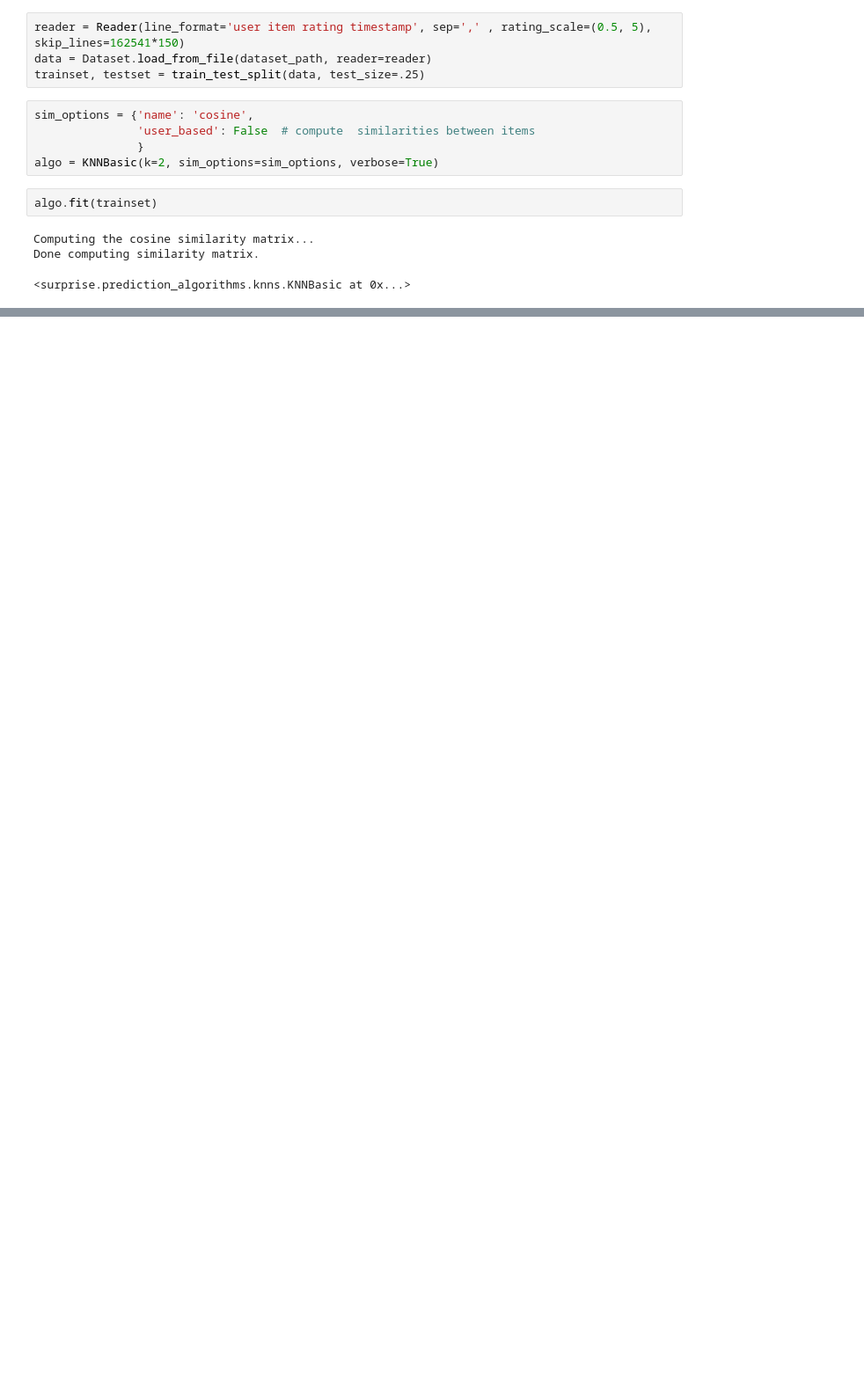
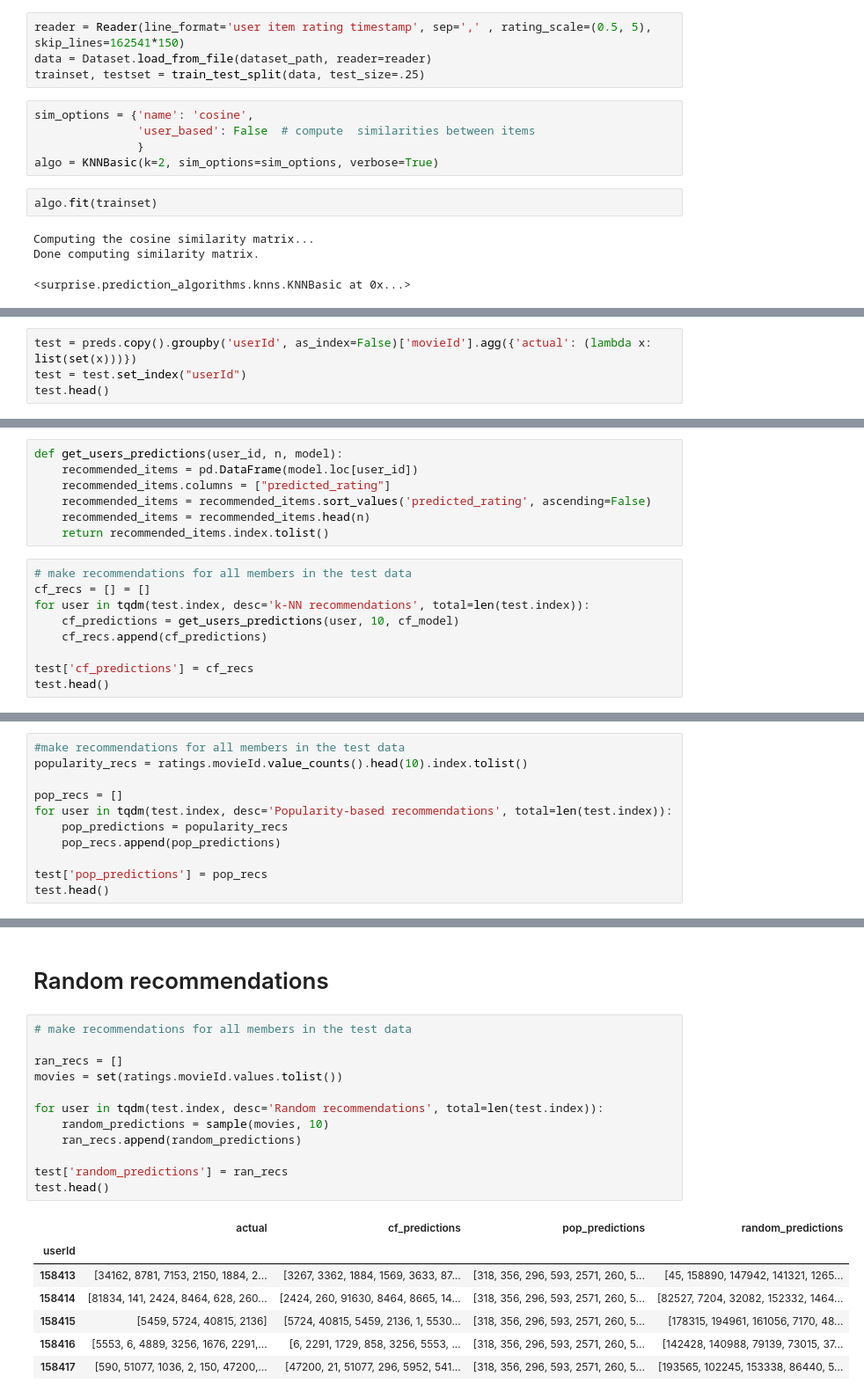
Before and after one commit to blurry-mood/Recommendation-System, a Jupyter notebook: src/collaborative_filtering/k_nn.ipynb, the cells around one changed output, grey strips where cells are left out. Shown at 88% size. Cells and saved outputs as stored; diff of their text form; blank space fills up the shorter version.

```diff
--- a/src/collaborative_filtering/k_nn.ipynb
+++ b/src/collaborative_filtering/k_nn.ipynb
@@ -44,0 +83,4 @@ test.head()
+# %%
+test = preds.copy().groupby('userId', as_index=False)['movieId'].agg({'actual': (lambda x: list(set(x)))})
+test = test.set_index("userId")
+test.head()
@@ -44,0 +97,16 @@ test.head()
+# %%
+def get_users_predictions(user_id, n, model):
+    recommended_items = pd.DataFrame(model.loc[user_id])
+    recommended_items.columns = ["predicted_rating"]
+    recommended_items = recommended_items.sort_values('predicted_rating', ascending=False)
+    recommended_items = recommended_items.head(n)
+    return recommended_items.index.tolist()
+# %%
+# make recommendations for all members in the test data
+cf_recs = [] = []
+for user in tqdm(test.index, desc='k-NN recommendations', total=len(test.index)):
+    cf_predictions = get_users_predictions(user, 10, cf_model)
+    cf_recs.append(cf_predictions)
+
+test['cf_predictions'] = cf_recs
+test.head()
@@ -44,0 +123,11 @@ test.head()
+# %%
+#make recommendations for all members in the test data
+popularity_recs = ratings.movieId.value_counts().head(10).index.tolist()
+
+pop_recs = []
+for user in tqdm(test.index, desc='Popularity-based recommendations', total=len(test.index)):
+    pop_predictions = popularity_recs
+    pop_recs.append(pop_predictions)
+
+test['pop_predictions'] = pop_recs
+test.head()
@@ -44,0 +142,22 @@ test.head()
+# %% [markdown]
+# Random recommendations
+# %%
+# make recommendations for all members in the test data
+
+ran_recs = []
+movies = set(ratings.movieId.values.tolist())
+
+for user in tqdm(test.index, desc='Random recommendations', total=len(test.index)):
+    random_predictions = sample(movies, 10)
+    ran_recs.append(random_predictions)
+
+test['random_predictions'] = ran_recs
+test.head()
+# %% [output]
+|  | actual | cf_predictions | pop_predictions | random_predictions |
+| userId |  |  |  |  |
+| 158413 | [34162, 8781, 7153, 2150, 1884, 2... | [3267, 3362, 1884, 1569, 3633, 87... | [318, 356, 296, 593, 2571, 260, 5... | [45, 158890, 147942, 141321, 1265... |
+| 158414 | [81834, 141, 2424, 8464, 628, 260... | [2424, 260, 91630, 8464, 8665, 14... | [318, 356, 296, 593, 2571, 260, 5... | [82527, 7204, 32082, 152332, 1464... |
+| 158415 | [5459, 5724, 40815, 2136] | [5724, 40815, 5459, 2136, 1, 5530... | [318, 356, 296, 593, 2571, 260, 5... | [178315, 194961, 161056, 7170, 48... |
+| 158416 | [5553, 6, 4889, 3256, 1676, 2291,... | [6, 2291, 1729, 858, 3256, 5553, ... | [318, 356, 296, 593, 2571, 260, 5... | [142428, 140988, 79139, 73015, 37... |
+| 158417 | [590, 51077, 1036, 2, 150, 47200,... | [47200, 21, 51077, 296, 5952, 541... | [318, 356, 296, 593, 2571, 260, 5... | [193565, 102245, 153338, 86440, 5... |
```
Also changed, not shown: parts of 24 cells of this notebook.
